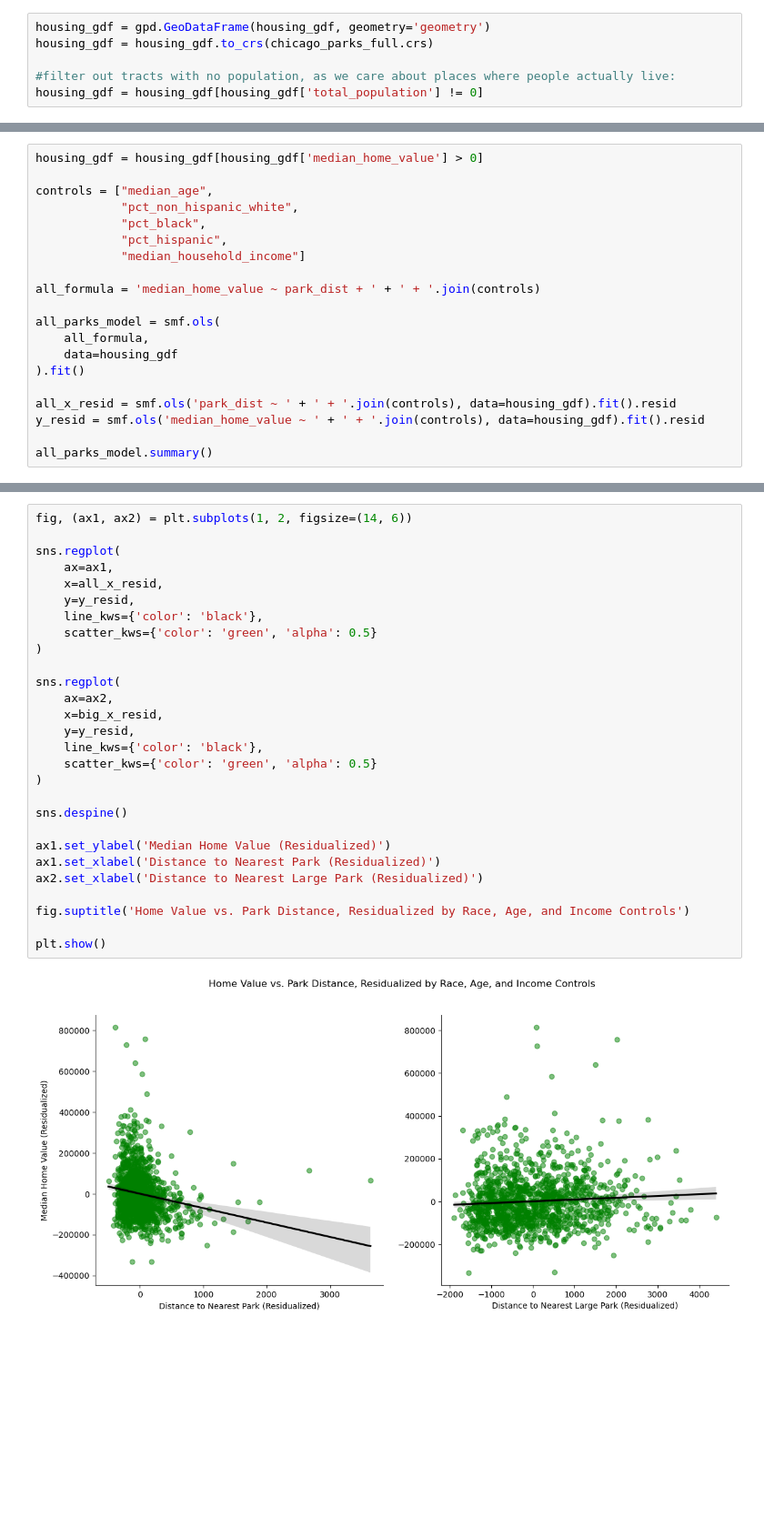
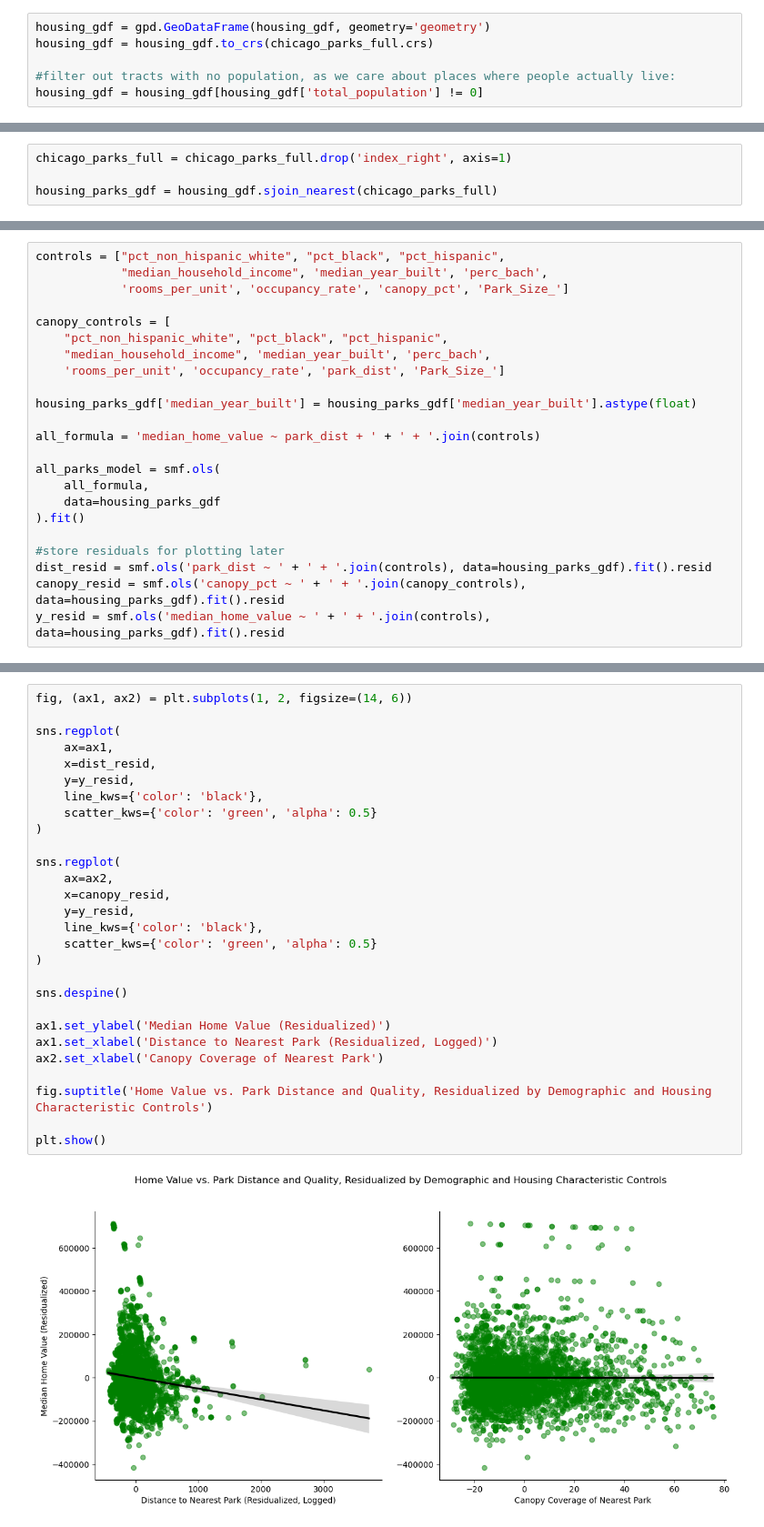
Before and after one commit to adohertymunro/DS-31095-Final-Project, a Jupyter notebook: Final Project.ipynb, the cells around one changed output, grey strips where cells are left out. Shown at 91% size. Saved outputs shown, nothing was run; the diff lists cells and outputs as text; blank space fills up the shorter version.

```diff
--- a/Final Project.ipynb
+++ b/Final Project.ipynb
@@ -451,0 +498,4 @@ One way to visualize a relationship after controlling for other factors is a res
+# %%
+chicago_parks_full = chicago_parks_full.drop('index_right', axis=1)
+
+housing_parks_gdf = housing_gdf.sjoin_nearest(chicago_parks_full)
@@ -452,20 +525,23 @@ One way to visualize a relationship after controlling for other factors is a res
 # %%
-housing_gdf = housing_gdf[housing_gdf['median_home_value'] > 0]
+controls = ["pct_non_hispanic_white", "pct_black", "pct_hispanic",
+            "median_household_income", 'median_year_built', 'perc_bach',
+            'rooms_per_unit', 'occupancy_rate', 'canopy_pct', 'Park_Size_']
 
-controls = ["median_age",
-            "pct_non_hispanic_white",
-            "pct_black",
-            "pct_hispanic",
-            "median_household_income"]
+canopy_controls = [
+    "pct_non_hispanic_white", "pct_black", "pct_hispanic",
+    "median_household_income", 'median_year_built', 'perc_bach',
+    'rooms_per_unit', 'occupancy_rate', 'park_dist', 'Park_Size_']
+
+housing_parks_gdf['median_year_built'] = housing_parks_gdf['median_year_built'].astype(float)
 
 all_formula = 'median_home_value ~ park_dist + ' + ' + '.join(controls)
 
 all_parks_model = smf.ols(
     all_formula,
-    data=housing_gdf
+    data=housing_parks_gdf
 ).fit()
 
-all_x_resid = smf.ols('park_dist ~ ' + ' + '.join(controls), data=housing_gdf).fit().resid
-y_resid = smf.ols('median_home_value ~ ' + ' + '.join(controls), data=housing_gdf).fit().resid
-
-all_parks_model.summary()
+#store residuals for plotting later
+dist_resid = smf.ols('park_dist ~ ' + ' + '.join(controls), data=housing_parks_gdf).fit().resid
+canopy_resid = smf.ols('canopy_pct ~ ' + ' + '.join(canopy_controls), data=housing_parks_gdf).fit().resid
+y_resid = smf.ols('median_home_value ~ ' + ' + '.join(controls), data=housing_parks_gdf).fit().resid
@@ -528,31 +603,31 @@ Stargazer([all_parks_model, biggest_model])
 # %%
 fig, (ax1, ax2) = plt.subplots(1, 2, figsize=(14, 6))
 
 sns.regplot(
     ax=ax1,
-    x=all_x_resid,
+    x=dist_resid,
     y=y_resid,
     line_kws={'color': 'black'},
     scatter_kws={'color': 'green', 'alpha': 0.5}
 )
 
 sns.regplot(
     ax=ax2,
-    x=big_x_resid,
+    x=canopy_resid,
     y=y_resid,
     line_kws={'color': 'black'},
     scatter_kws={'color': 'green', 'alpha': 0.5}
 )
 
 sns.despine()
 
 ax1.set_ylabel('Median Home Value (Residualized)')
-ax1.set_xlabel('Distance to Nearest Park (Residualized)')
-ax2.set_xlabel('Distance to Nearest Large Park (Residualized)')
+ax1.set_xlabel('Distance to Nearest Park (Residualized, Logged)')
+ax2.set_xlabel('Canopy Coverage of Nearest Park')
 
-fig.suptitle('Home Value vs. Park Distance, Residualized by Race, Age, and Income Controls')
+fig.suptitle('Home Value vs. Park Distance and Quality, Residualized by Demographic and Housing Characteristic Controls')
 
 plt.show()
 # %% [output]
-[figure, old version]
+[figure, new version]
 # %% [markdown]
```
Also changed, not shown: parts of 45 cells of this notebook.
